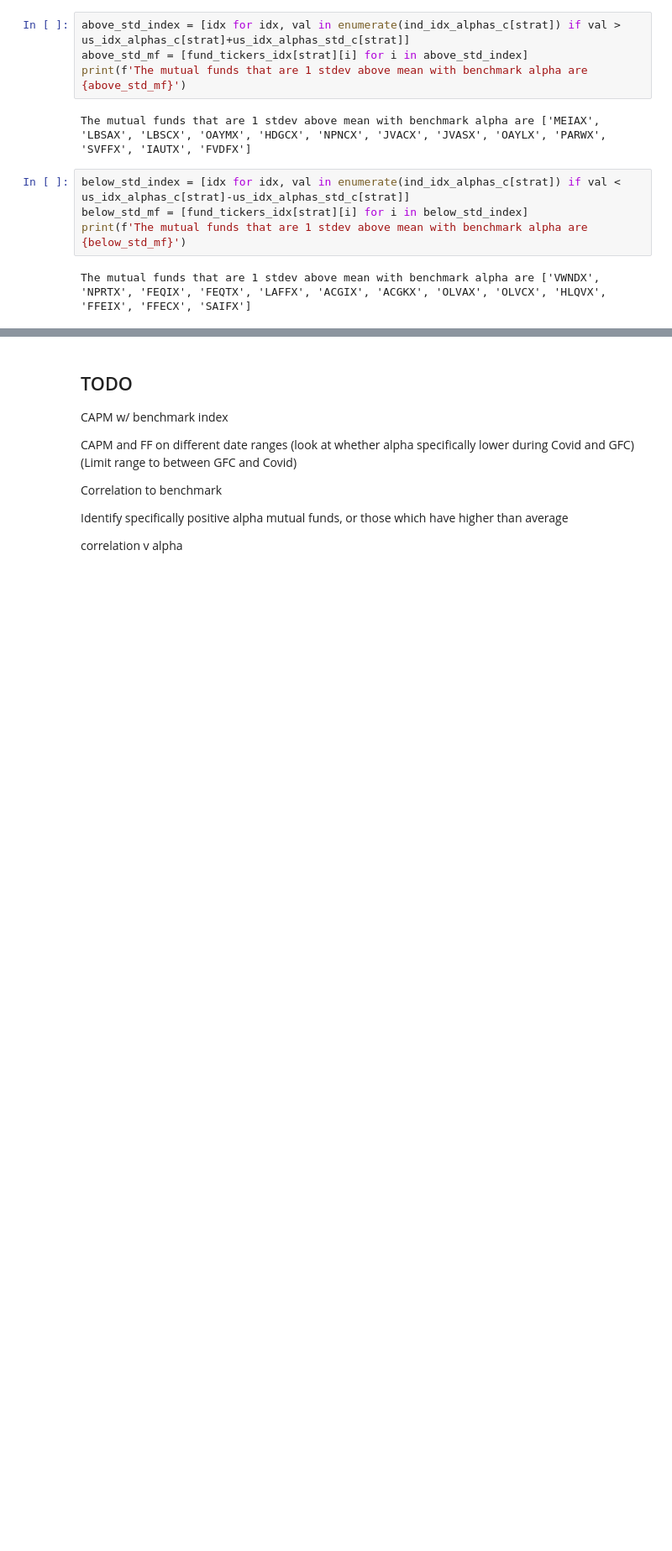
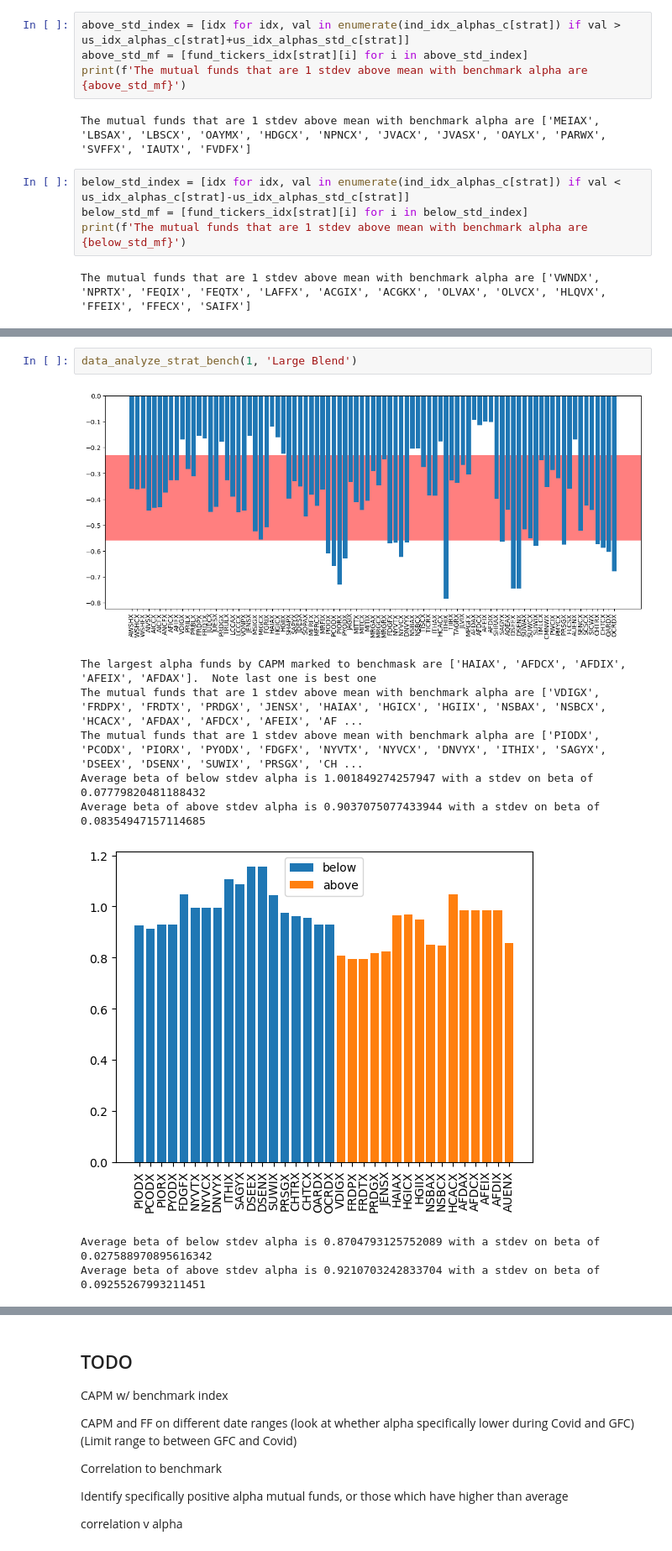
Before and after one commit to earlight/15-4331-final-project, a Jupyter notebook: us_data_analysis.ipynb, the cells around one changed output, grey strips where cells are left out. Shown at 84% size. Cells and saved outputs as stored; diff of their text form; blank space fills up the shorter version.

```diff
--- a/us_data_analysis.ipynb
+++ b/us_data_analysis.ipynb
@@ -492,0 +632,12 @@ from ind_data_tools import data_analyze_strat_base
+# %%
+data_analyze_strat_bench(1, 'Large Blend')
+# %% [output]
+[figure, added]
+The largest alpha funds by CAPM marked to benchmask are ['HAIAX', 'AFDCX', 'AFDIX', 'AFEIX', 'AFDAX'].  Note last one is best one
+The mutual funds that are 1 stdev above mean with benchmark alpha are ['VDIGX', 'FRDPX', 'FRDTX', 'PRDGX', 'JENSX', 'HAIAX', 'HGICX', 'HGIIX', 'NSBAX', 'NSBCX', 'HCACX', 'AFDAX', 'AFDCX', 'AFEIX', 'AF ...
+The mutual funds that are 1 stdev above mean with benchmark alpha are ['PIODX', 'PCODX', 'PIORX', 'PYODX', 'FDGFX', 'NYVTX', 'NYVCX', 'DNVYX', 'ITHIX', 'SAGYX', 'DSEEX', 'DSENX', 'SUWIX', 'PRSGX', 'CH ...
+Average beta of below stdev alpha is 1.001849274257947 with a stdev on beta of 0.07779820481188432
+Average beta of above stdev alpha is 0.9037075077433944 with a stdev on beta of 0.08354947157114685
+[figure, added]
+Average beta of below stdev alpha is 0.8704793125752089 with a stdev on beta of 0.027588970895616342
+Average beta of above stdev alpha is 0.9210703242833704 with a stdev on beta of 0.09255267993211451
```
Also changed, not shown: parts of 21 cells of this notebook, 1 other file.
